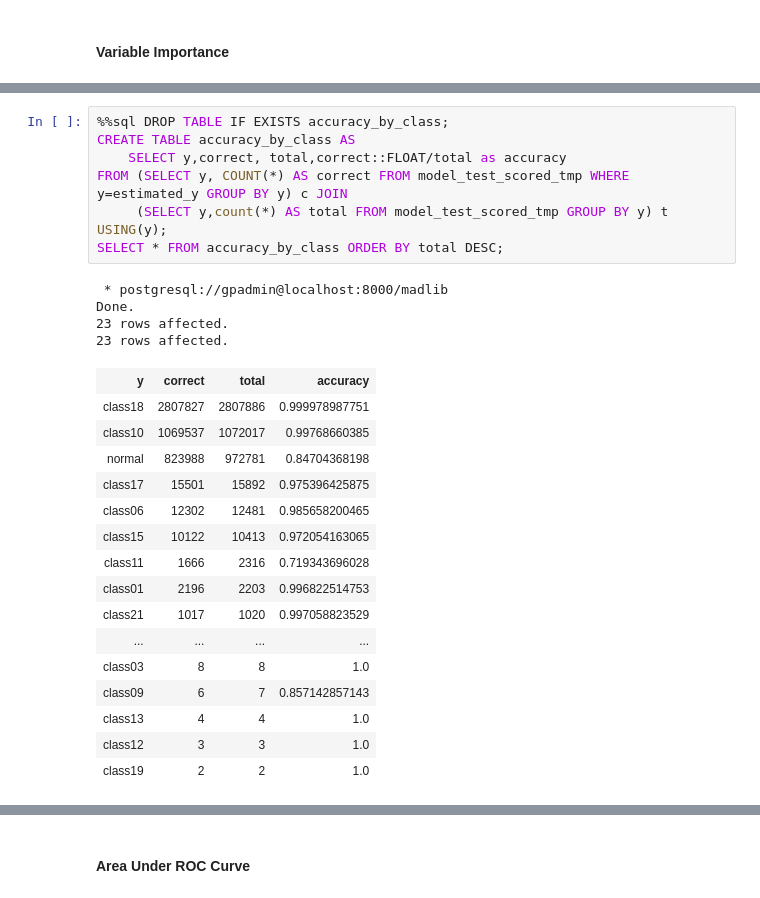
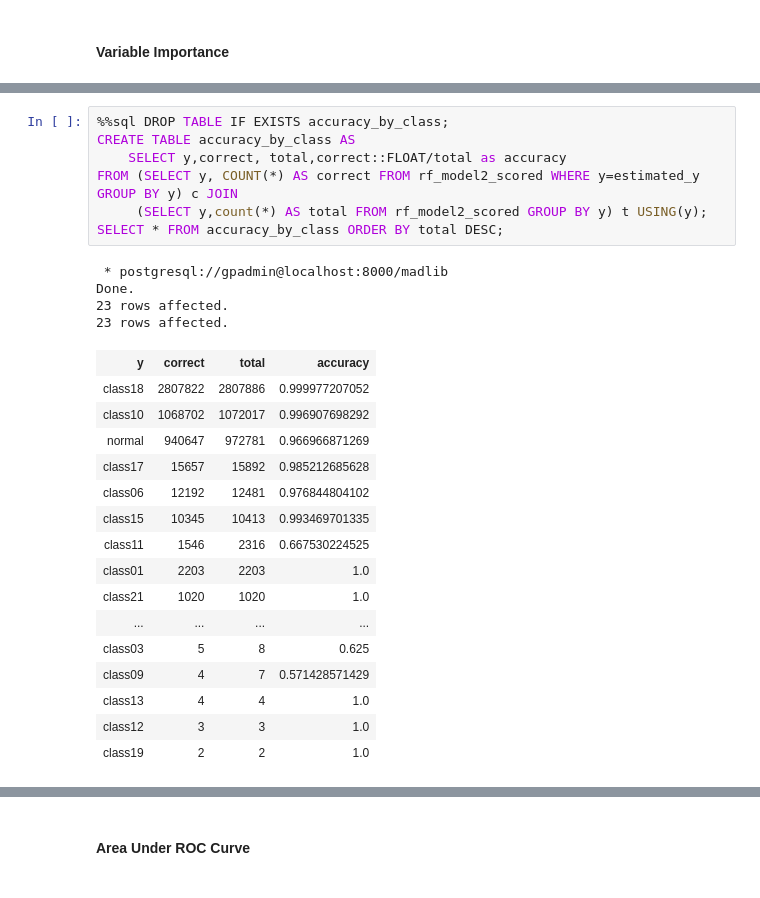
Before and after one commit to reductionista/madlib-site, a Jupyter notebook: community-artifacts/network_anomaly_v3.ipynb, the cells around one changed output, grey strips where cells are left out. Cells and saved outputs as stored; diff of their text form.

```diff
--- a/community-artifacts/network_anomaly_v3.ipynb
+++ b/community-artifacts/network_anomaly_v3.ipynb
@@ -1515,28 +1871,28 @@ Done.
 # %%
 %%sql DROP TABLE IF EXISTS accuracy_by_class;
 CREATE TABLE accuracy_by_class AS
     SELECT y,correct, total,correct::FLOAT/total as accuracy
-FROM (SELECT y, COUNT(*) AS correct FROM model_test_scored_tmp WHERE y=estimated_y GROUP BY y) c JOIN
-     (SELECT y,count(*) AS total FROM model_test_scored_tmp GROUP BY y) t USING(y);
+FROM (SELECT y, COUNT(*) AS correct FROM rf_model2_scored WHERE y=estimated_y GROUP BY y) c JOIN
+     (SELECT y,count(*) AS total FROM rf_model2_scored GROUP BY y) t USING(y);
 SELECT * FROM accuracy_by_class ORDER BY total DESC;
 # %% [output]
  * postgresql://gpadmin@localhost:8000/madlib
 Done.
 23 rows affected.
 23 rows affected.
 | y | correct | total | accuracy |
-| class18 | 2807827 | 2807886 | 0.999978987751 |
-| class10 | 1069537 | 1072017 | 0.99768660385 |
-| normal | 823988 | 972781 | 0.84704368198 |
-| class17 | 15501 | 15892 | 0.975396425875 |
-| class06 | 12302 | 12481 | 0.985658200465 |
-| class15 | 10122 | 10413 | 0.972054163065 |
-| class11 | 1666 | 2316 | 0.719343696028 |
-| class01 | 2196 | 2203 | 0.996822514753 |
-| class21 | 1017 | 1020 | 0.997058823529 |
+| class18 | 2807822 | 2807886 | 0.999977207052 |
+| class10 | 1068702 | 1072017 | 0.996907698292 |
+| normal | 940647 | 972781 | 0.966966871269 |
+| class17 | 15657 | 15892 | 0.985212685628 |
+| class06 | 12192 | 12481 | 0.976844804102 |
+| class15 | 10345 | 10413 | 0.993469701335 |
+| class11 | 1546 | 2316 | 0.667530224525 |
+| class01 | 2203 | 2203 | 1.0 |
+| class21 | 1020 | 1020 | 1.0 |
 | ... | ... | ... | ... |
-| class03 | 8 | 8 | 1.0 |
-| class09 | 6 | 7 | 0.857142857143 |
+| class03 | 5 | 8 | 0.625 |
+| class09 | 4 | 7 | 0.571428571429 |
 | class13 | 4 | 4 | 1.0 |
 | class12 | 3 | 3 | 1.0 |
 | class19 | 2 | 2 | 1.0 |
```
Also changed, not shown: parts of 62 cells of this notebook, 1 other file.
